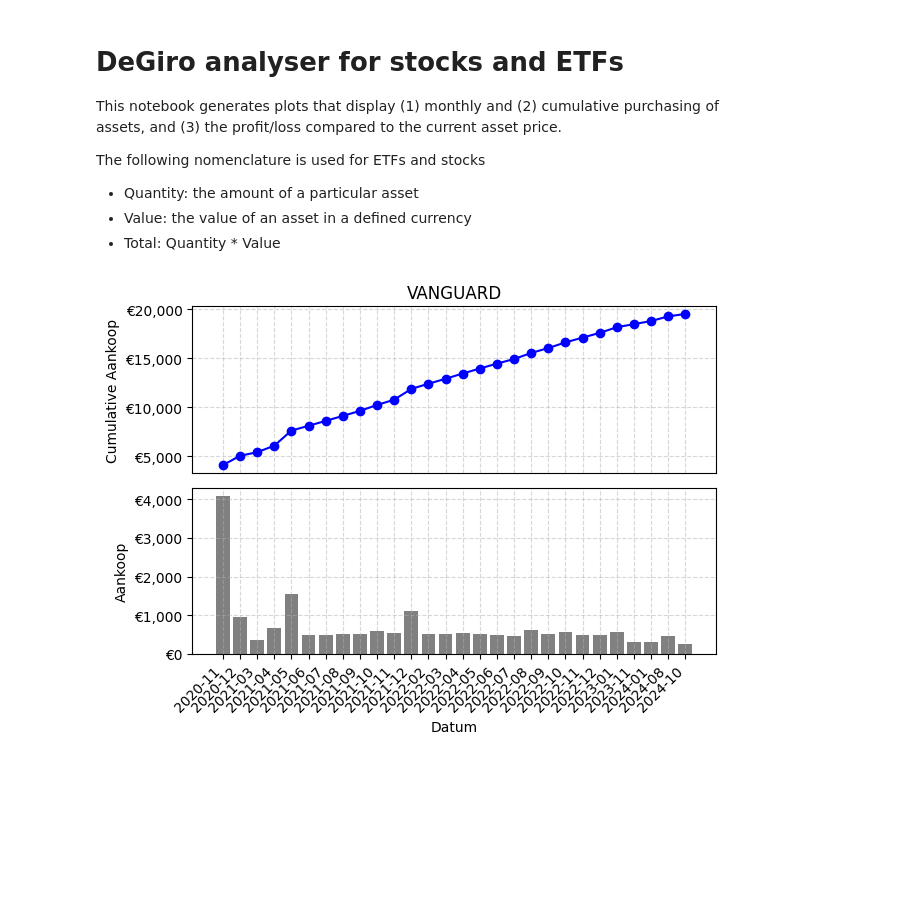
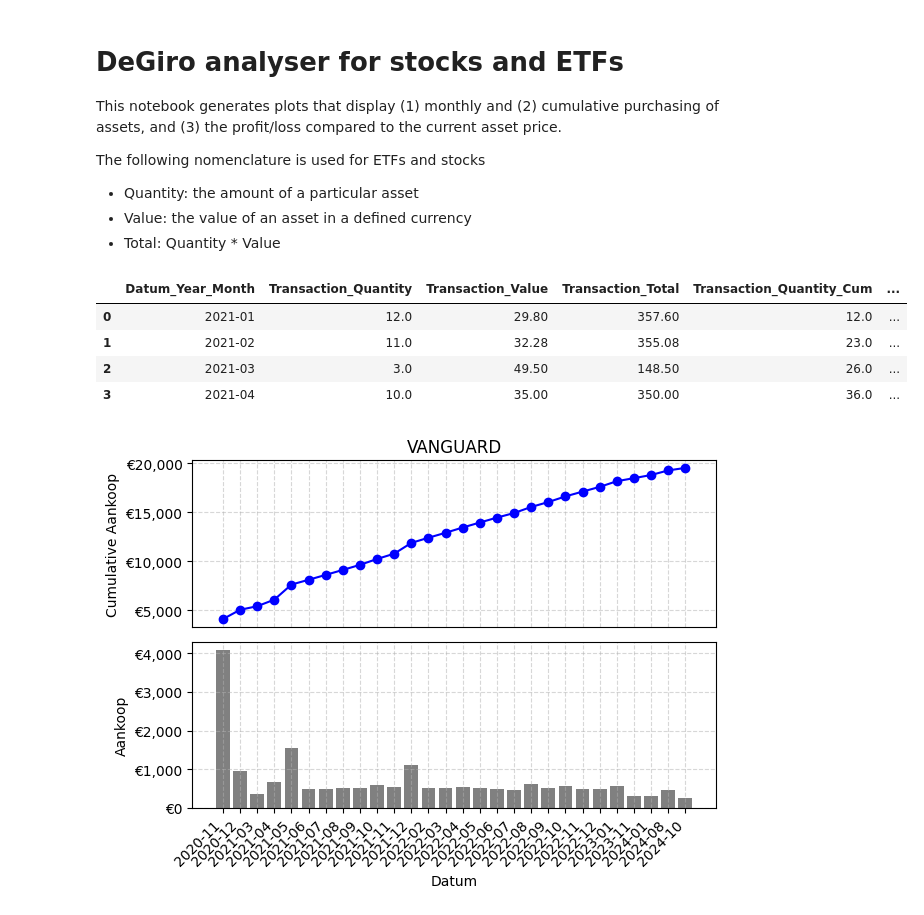
Before and after one commit to Heinen1/degiro_analyser, a Jupyter notebook: main_stocks.ipynb, the cells around one changed output. Drawn from its saved outputs; the diff is of its cells as text; code cells hidden in the pictures; blank space fills up the shorter version.

```diff
--- a/main_stocks.ipynb
+++ b/main_stocks.ipynb
@@ -25,6 +26,14 @@ products = {
     'VANGUARD': 'VWRL.AS',
     'MATERIALS': 'MP'
 }
+# %%
+df_transactions
+# %% [output]
+|  | Datum_Year_Month | Transaction_Quantity | Transaction_Value | Transaction_Total | Transaction_Quantity_Cum | ... |
+| 0 | 2021-01 | 12.0 | 29.80 | 357.60 | 12.0 | ... |
+| 1 | 2021-02 | 11.0 | 32.28 | 355.08 | 23.0 | ... |
+| 2 | 2021-03 | 3.0 | 49.50 | 148.50 | 26.0 | ... |
+| 3 | 2021-04 | 10.0 | 35.00 | 350.00 | 36.0 | ... |
 # %%
 for product, ticker in products.items():
     # Get only records of pre-defined product
```
Also changed, not shown: parts of 6 cells of this notebook.
